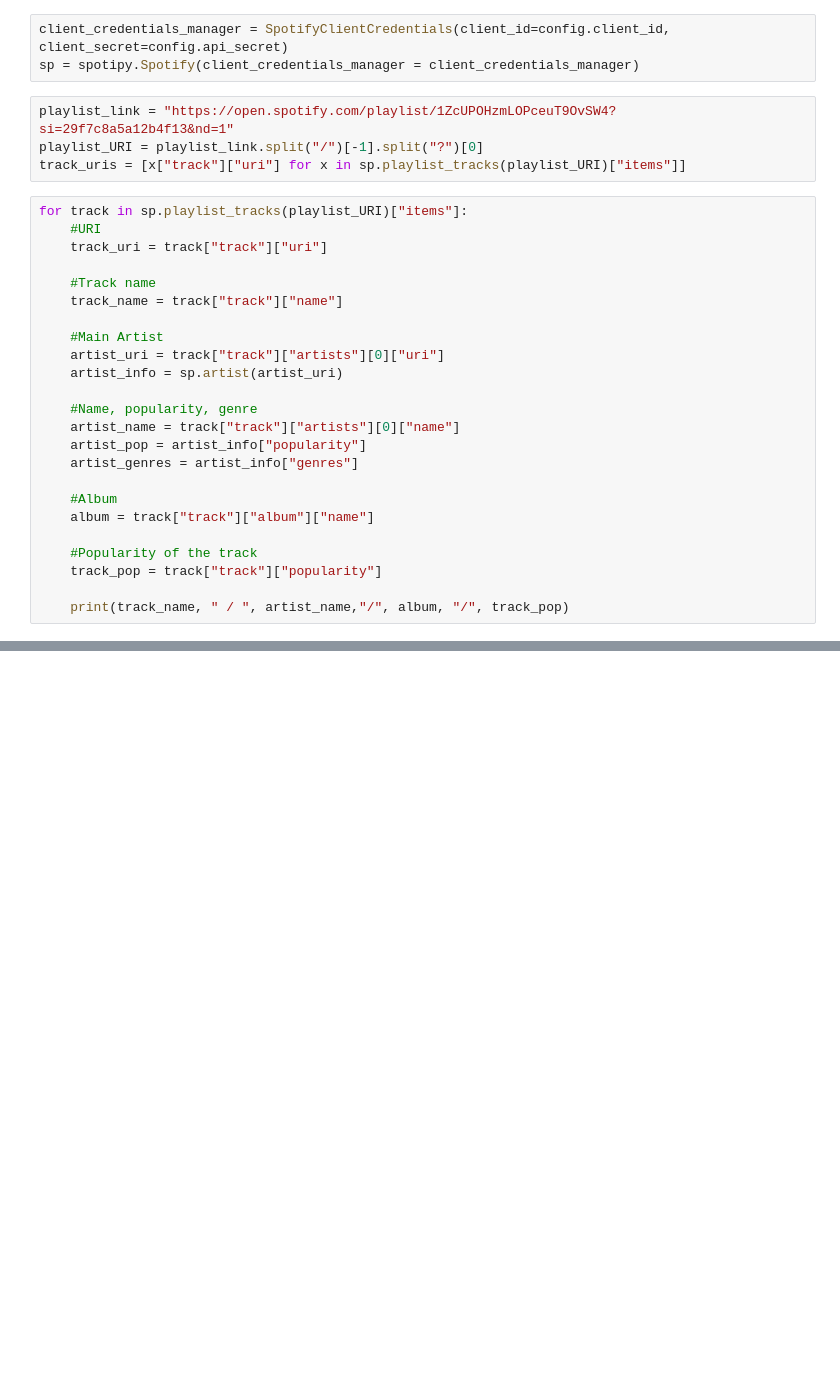
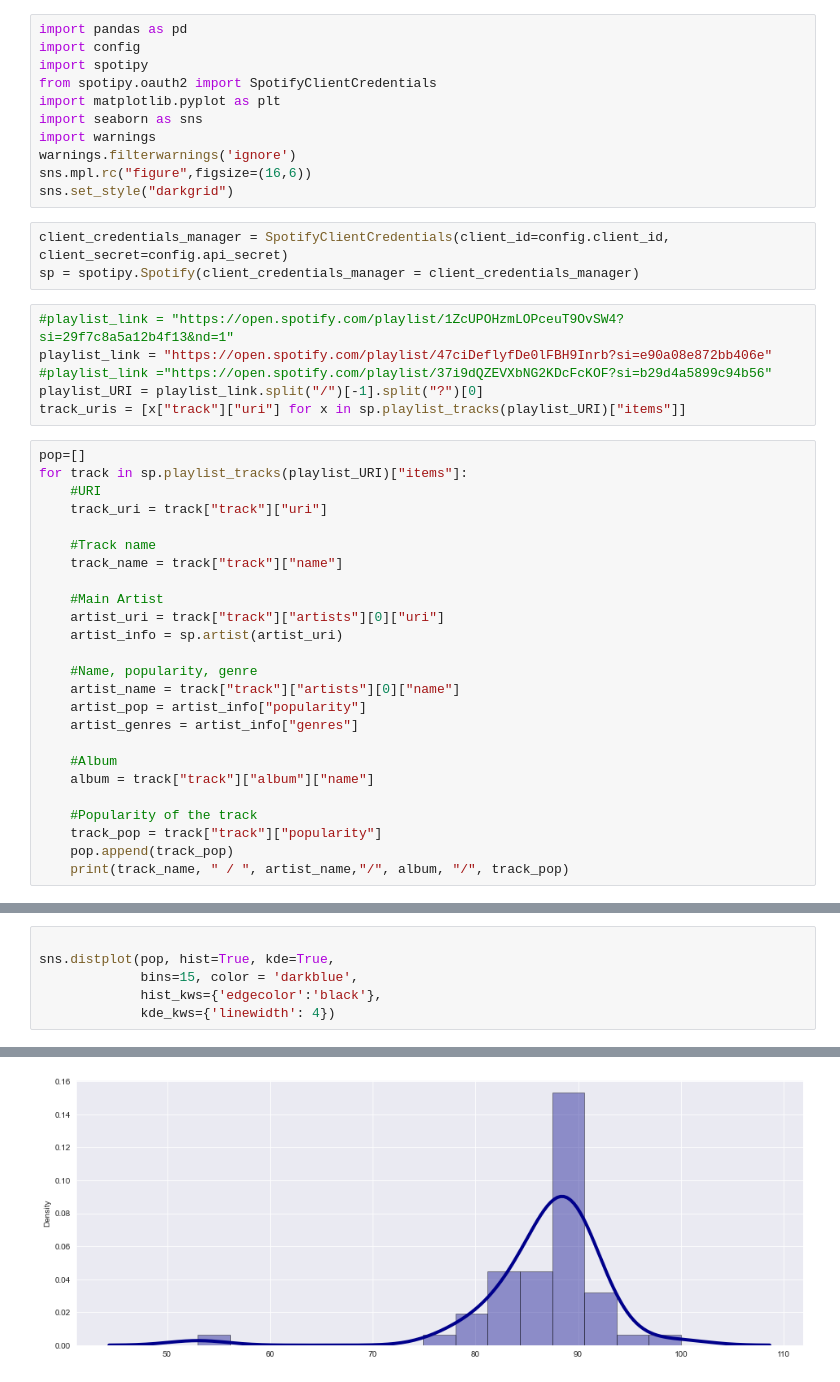
Before and after one commit to davidrodord56/SpotiAPP, a Jupyter notebook: Lab-Code.ipynb, the cells around one changed output, grey strips where cells are left out. Drawn from its saved outputs; the diff is of its cells as text; blank space fills up the shorter version.

```diff
--- a/Lab-Code.ipynb
+++ b/Lab-Code.ipynb
@@ -5,11 +1,25 @@ from spotipy.oauth2 import SpotifyClientCredentials
+# %%
+import pandas as pd
+import config
+import spotipy
+from spotipy.oauth2 import SpotifyClientCredentials
+import matplotlib.pyplot as plt
+import seaborn as sns
+import warnings
+warnings.filterwarnings('ignore')
+sns.mpl.rc("figure",figsize=(16,6))
+sns.set_style("darkgrid")
 # %%
 client_credentials_manager = SpotifyClientCredentials(client_id=config.client_id, client_secret=config.api_secret)
 sp = spotipy.Spotify(client_credentials_manager = client_credentials_manager)
 # %%
-playlist_link = "https://open.spotify.com/playlist/1ZcUPOHzmLOPceuT9OvSW4?si=29f7c8a5a12b4f13&nd=1"
+#playlist_link = "https://open.spotify.com/playlist/1ZcUPOHzmLOPceuT9OvSW4?si=29f7c8a5a12b4f13&nd=1"
+playlist_link = "https://open.spotify.com/playlist/47ciDeflyfDe0lFBH9Inrb?si=e90a08e872bb406e"
+#playlist_link ="https://open.spotify.com/playlist/37i9dQZEVXbNG2KDcFcKOF?si=b29d4a5899c94b56"
 playlist_URI = playlist_link.split("/")[-1].split("?")[0]
 track_uris = [x["track"]["uri"] for x in sp.playlist_tracks(playlist_URI)["items"]]
 # %%
+pop=[]
 for track in sp.playlist_tracks(playlist_URI)["items"]:
     #URI
     track_uri = track["track"]["uri"]
@@ -31,6 +41,6 @@ for track in sp.playlist_tracks(playlist_URI)["items"]:
 
     #Popularity of the track
     track_pop = track["track"]["popularity"]
-
+    pop.append(track_pop)
     print(track_name, " / ", artist_name,"/", album, "/", track_pop)
 # %% [output]
@@ -57,0 +72,7 @@ print(sp.audio_features(track_uris[1]))
+# %%
+
+sns.distplot(pop, hist=True, kde=True,
+             bins=15, color = 'darkblue',
+             hist_kws={'edgecolor':'black'},
+             kde_kws={'linewidth': 4})
+# %% [output]
@@ -57,0 +80 @@ print(sp.audio_features(track_uris[1]))
+[figure, added]
```
Also changed, not shown: parts of 10 cells of this notebook.
